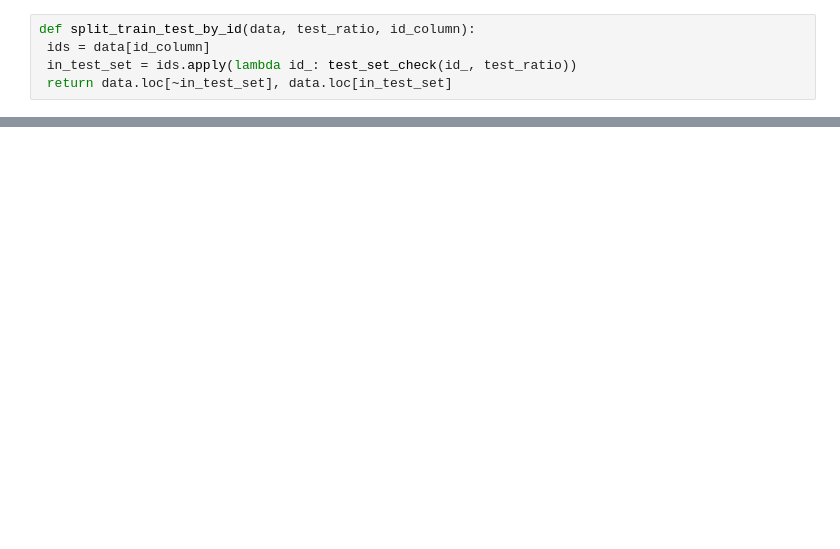
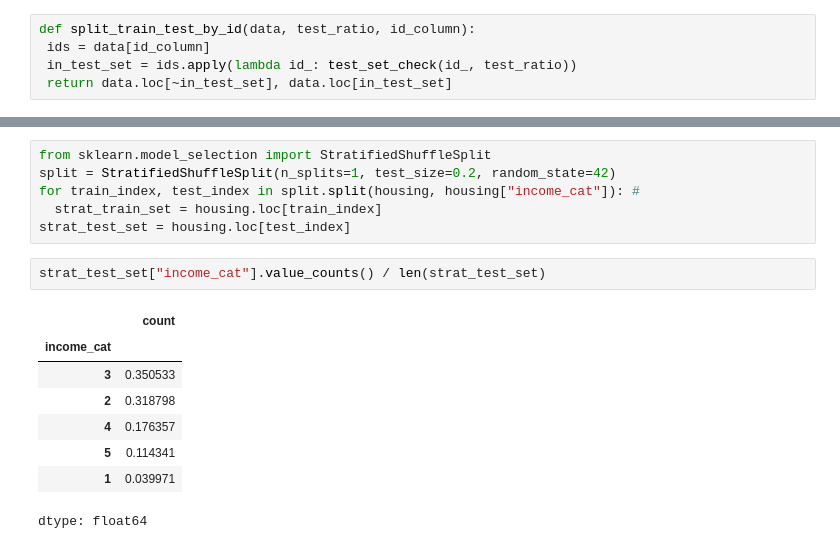
Before and after one commit to shinjihirako13-vis/Learning-ML-from-HOML, a Jupyter notebook: Chapter_2.ipynb, the cells around one changed output, grey strips where cells are left out. Drawn from its saved outputs; the diff is of its cells as text; blank space fills up the shorter version.

```diff
--- a/Chapter_2.ipynb
+++ b/Chapter_2.ipynb
@@ -113,0 +132,17 @@ def split_train_test_by_id(data, test_ratio, id_column):
+# %%
+from sklearn.model_selection import StratifiedShuffleSplit
+split = StratifiedShuffleSplit(n_splits=1, test_size=0.2, random_state=42)
+for train_index, test_index in split.split(housing, housing["income_cat"]): #
+  strat_train_set = housing.loc[train_index]
+strat_test_set = housing.loc[test_index]
+# %%
+strat_test_set["income_cat"].value_counts() / len(strat_test_set)
+# %% [output]
+|  | count |
+| income_cat |  |
+| 3 | 0.350533 |
+| 2 | 0.318798 |
+| 4 | 0.176357 |
+| 5 | 0.114341 |
+| 1 | 0.039971 |
+dtype: float64
```
Also changed, not shown: parts of 6 cells of this notebook.
